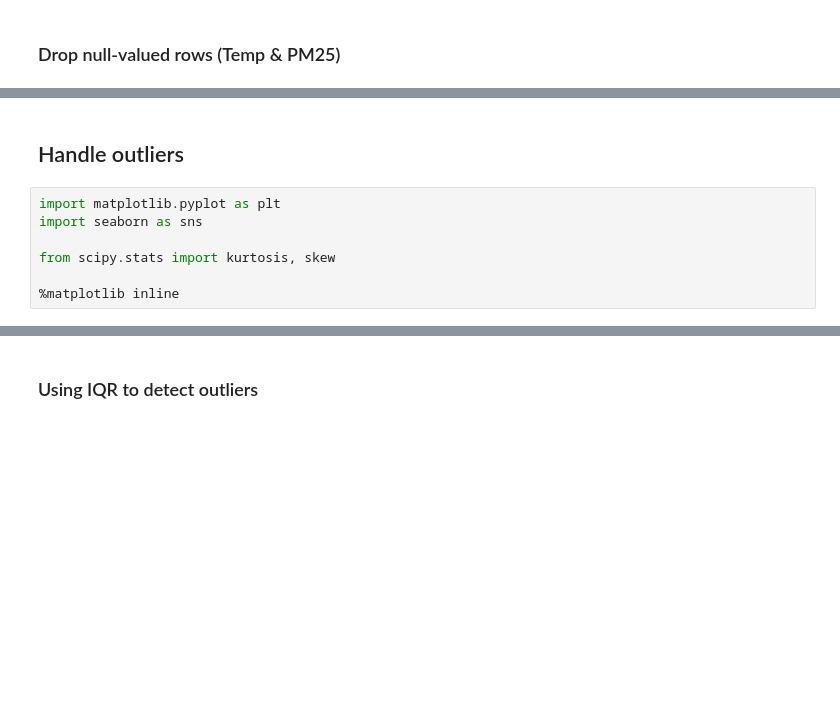
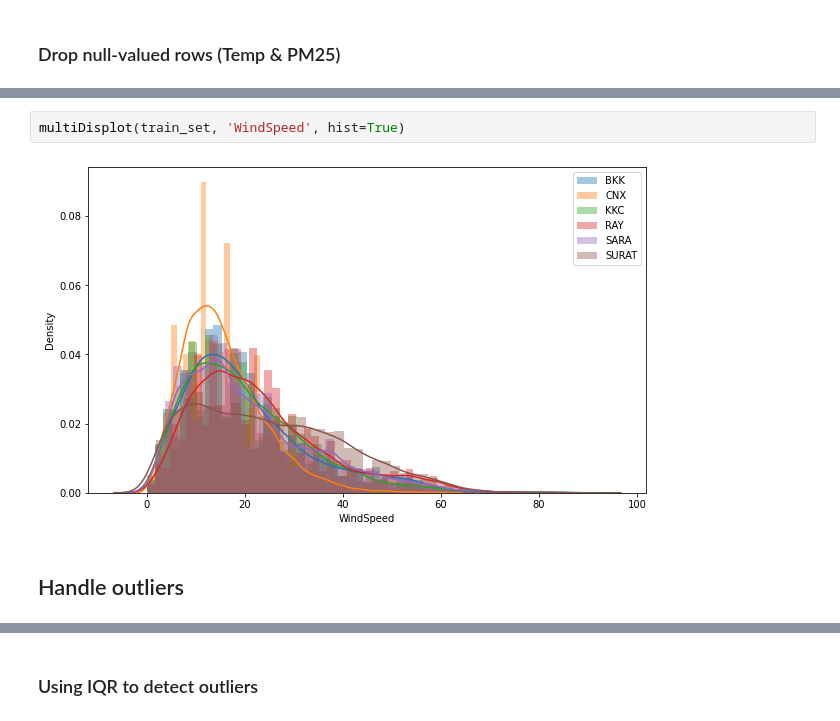
Before and after one commit to One-Night-Miracle/Data-Science-Project1-2021-2-PM2.5-Kaggle, a Jupyter notebook: project_nb.ipynb, the cells around one changed output, grey strips where cells are left out. Cells and saved outputs as stored; diff of their text form; blank space fills up the shorter version.

```diff
--- a/project_nb.ipynb
+++ b/project_nb.ipynb
@@ -275,12 +326,9 @@ surat_train.dropna(subset=['Temp','PM25'],inplace=True)
+# %%
+multiDisplot(train_set, 'WindSpeed', hist=True)
+# %% [output]
+[figure, added]
 # %% [markdown]
 ## Handle outliers
-# %%
-import matplotlib.pyplot as plt
-import seaborn as sns
-
-from scipy.stats import kurtosis, skew
-
-%matplotlib inline
 # %%
 class Handle_Outliers:
   def __init__(self, dataset):
```
Also changed, not shown: parts of 43 cells of this notebook.
